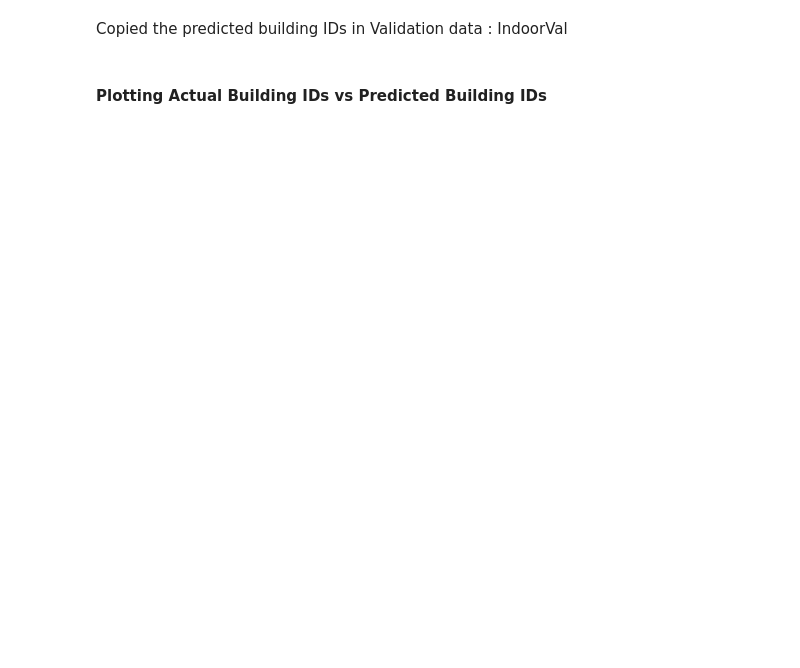
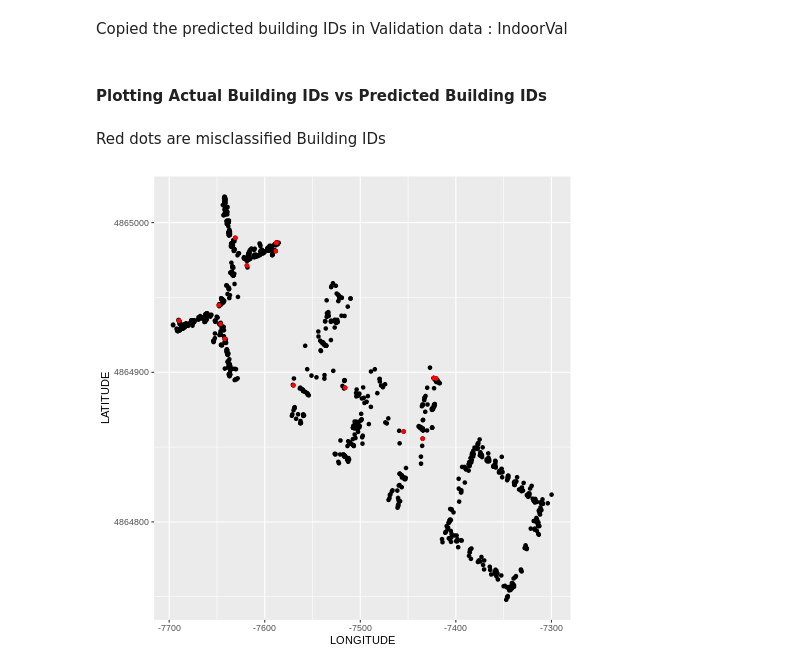
Before and after one commit to Ghazalehz/Wifi-Positioning-System, a Jupyter notebook: Wifi.ipynb, the cells around one changed output. Cells and saved outputs as stored; diff of their text form; code cells hidden in the pictures; blank space fills up the shorter version.

```diff
--- a/Wifi.ipynb
+++ b/Wifi.ipynb
@@ -257,14 +277,19 @@ IndoorLoc <- IndoorLoc[, which(names(IndoorLoc) %in% names(IndoorVal))]
 #### Deleting unnecessary columns because 1st case predicting Buildings.
 # %%
 %%R
-IndoorLoc$LONGITUDE<- NULL
-IndoorLoc$LATITUDE<- NULL
+
 IndoorLoc$FLOOR<- NULL
+IndoorLoc$SPACEID <- NULL
+IndoorLoc$RELATIVEPOSITION <- NULL
+IndoorLoc$USERID <- NULL
+IndoorLoc$PHONEID <- NULL
 
 
-IndoorVal$LONGITUDE<- NULL
-IndoorVal$LATITUDE<- NULL
 IndoorVal$FLOOR<- NULL
+IndoorVal$SPACEID <- NULL
+IndoorVal$RELATIVEPOSITION <- NULL
+IndoorVal$USERID <- NULL
+IndoorVal$PHONEID <- NULL
 # %% [markdown]
 #### Normalizing trainset and testsets in rows
 # %%
@@ -360,7 +385,7 @@ Applying KNN on the validation dataset
 # %%
 %%R
-ValPred_knn <- predict(knn_model1, testsetBI)
-postResample(ValPred_knn, testsetBI$BUILDINGID)
 
-PredBuildingId <- ValPred_knn
+ValPred_knn <- predict(knn_model1,IndoorVal )
+
+table(ValPred_knn)
 # %% [output]
@@ -369,6 +395,7 @@ Error in predict(knn_model1, testsetBI) : object 'knn_model1' not found
 # %% [markdown]
 Copied the predicted building IDs in Validation data : IndoorVal
 # %%
-IndoorVal<- IndoorVal%>% mutate(PredBuildingId= paste(PredBuildingId))
+%%R
+IndoorVal<- IndoorVal%>% mutate(PredBuildingId= paste(ValPred_knn))
 # %% [markdown]
 #### Plotting Actual Building IDs vs Predicted Building IDs
@@ -390,0 +405,13 @@ ggplot() +
+# %% [markdown]
+Red dots are misclassified Building IDs
+# %%
+%%R
+
+building_plot  <- ggplot(IndoorVal, aes(LONGITUDE, LATITUDE)) +
+    geom_point() +
+    geom_point(data = IndoorVal[wrongPred_BID,], color = 'red')
+
+
+building_plot
+# %% [output]
+[figure, added]
```
Also changed, not shown: parts of 17 cells of this notebook.
